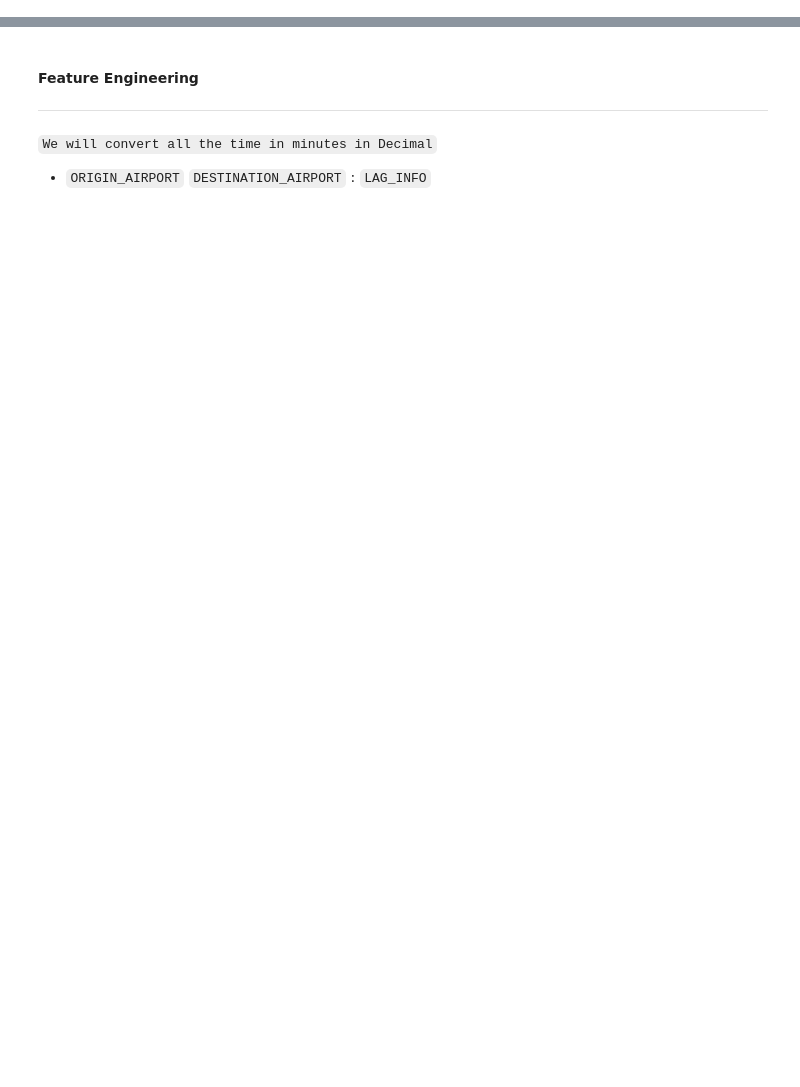
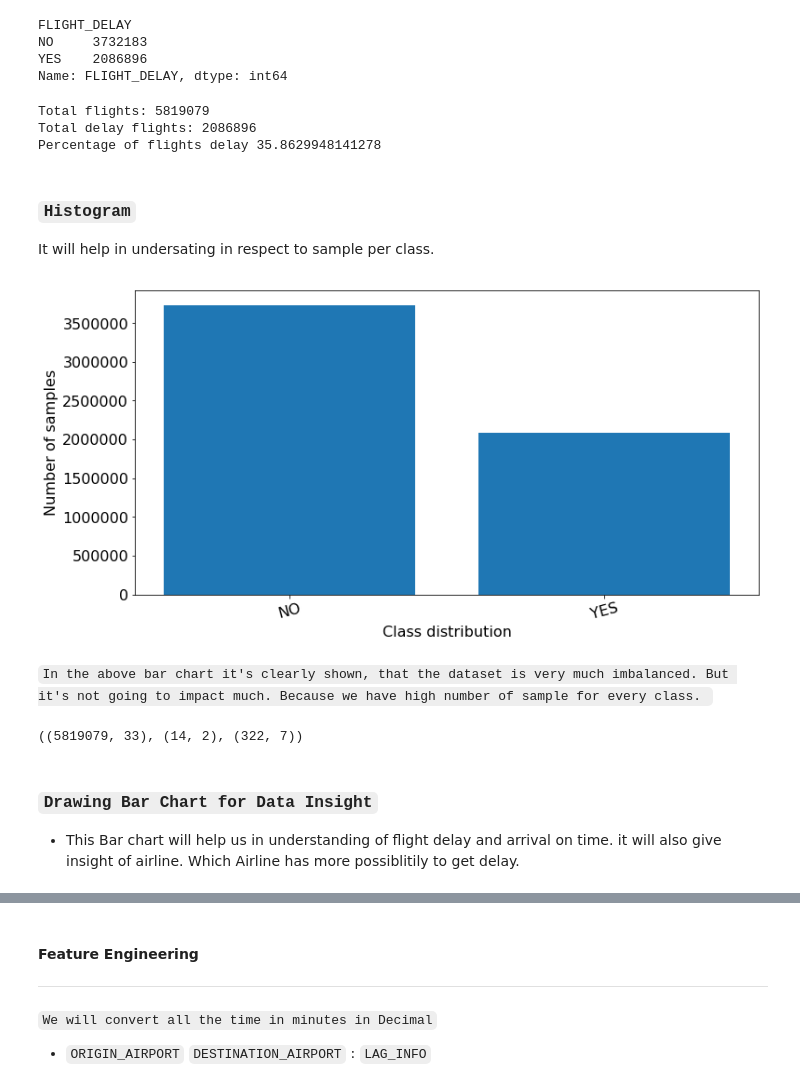
Before and after one commit to aitechwizards/Flight-Delay-or-Cancellations, a Jupyter notebook: Flight_Delay_Prediction.ipynb, the cells around one changed output, grey strips where cells are left out. Drawn from its saved outputs; the diff is of its cells as text; code cells hidden in the pictures; blank space fills up the shorter version.

```diff
--- a/Flight_Delay_Prediction.ipynb
+++ b/Flight_Delay_Prediction.ipynb
@@ -367,0 +31,5 @@ dfFlight.head()
+# %%
+# Lading dataset from csv and printing their shape
+dfAirlines = ut.load_csv('././data/airlines.csv', None)
+dfAirports = ut.load_csv('././data/airports.csv', None)
+dfFlights = ut.load_csv('././data/flights.csv', None)
@@ -367,0 +134,11 @@ dfFlight.head()
+# %%
+#Create Dictonary from dataset
+def create_dict(dfObj):
+    dict_obj={}
+    for index, row in dfObj.T.iteritems():
+        dict_obj.update({row[0]:row[1]})
+    return dict_obj
+# %%
+airline_dict=create_dict(dfAirlines)
+dfFlights["AIRLINE_NAME"]=dfFlights['AIRLINE'].map(airline_dict)
+dfFlights.head(3)
@@ -367,0 +158,5 @@ dfFlight.head()
+# %%
+t2=dt.now()
+dfFlights['FLIGHT_DELAY'] = dfFlights['ARRIVAL_DELAY'].map( lambda x : 'YES' if x>0 else 'NO')
+print(dfFlights.shape)
+print(dt.now() -t2)
@@ -367,0 +200,46 @@ dfFlight.head()
+# %%
+# Counting number of samples per class
+# Number of sample per class. This will help in understanding  the nature of data. Is it balanced or imblance?
+sample_per_class=dfFlights['FLIGHT_DELAY'].groupby(dfFlights['FLIGHT_DELAY']).count()
+sample_per_class
+# %% [output]
+FLIGHT_DELAY
+NO     3732183
+YES    2086896
+Name: FLIGHT_DELAY, dtype: int64
+# %%
+# Creating new dataset only for delayed flights
+delay_flights=dfFlights[dfFlights['FLIGHT_DELAY']=='YES']
+print("Total flights: {}". format(dfFlights.shape[0]))
+print("Total delay flights: {}". format(delay_flights.shape[0]))
+print("Percentage of flights delay {}".format((delay_flights.shape[0]/dfFlights.shape[0])*100))
+# %% [output]
+Total flights: 5819079
+Total delay flights: 2086896
+Percentage of flights delay 35.8629948141278
+# %% [markdown]
+### `Histogram`
+It will help in undersating in respect to sample per class.
+# %%
+font = {'size'   : 16}
+plt.rc('font', **font)
+fig, ax=plt.subplots(figsize=(12,6))
+sample_per_delay_class=dfFlights['FLIGHT_DELAY'].groupby(dfFlights['FLIGHT_DELAY']).count()
+x=sample_per_delay_class.index.values
+ax.bar(x,sample_per_delay_class,align='center', label=['On-Time', 'Delayed Flight'])
+ax.set_ylabel('Number of samples')
+ax.set_xlabel('Class distribution')
+ax.set_xticks(x)
+ax.set_xticklabels(x, rotation = 15)
+plt.show()
+# %% [output]
+[figure, added]
+# %% [markdown]
+`In the above bar chart it's clearly shown, that the dataset is very much imbalanced. But it's not going to impact much. Because we have high number of sample for every class. `
+# %%
+dfFlights.shape, dfAirlines.shape,  dfAirports.shape
+# %% [output]
+((5819079, 33), (14, 2), (322, 7))
+# %% [markdown]
+### `Drawing Bar Chart for Data Insight`
+- This Bar chart will help us in understanding of flight delay and arrival on time. it will also give insight of airline. Which Airline has more possiblitily to get delay.
```
Also changed, not shown: parts of 204 cells of this notebook, 8 other files.
